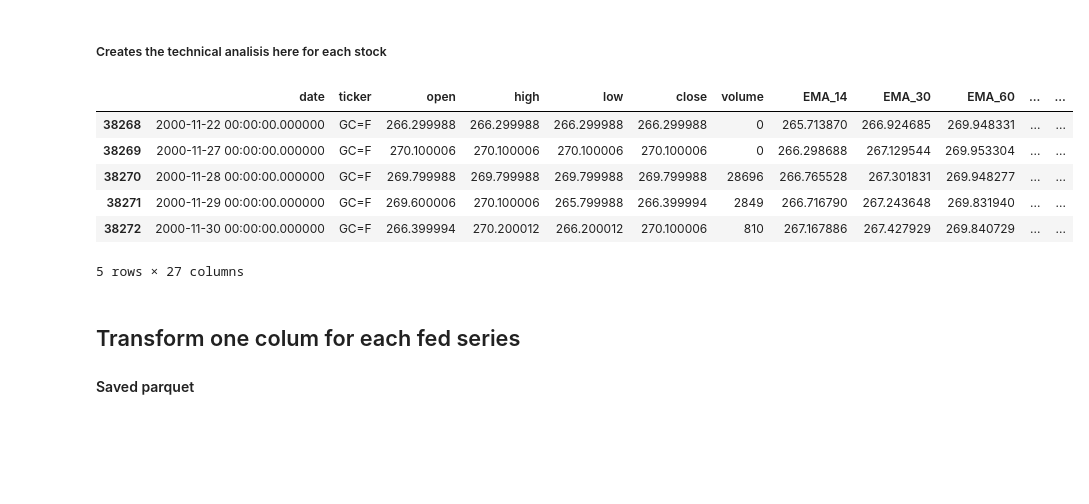
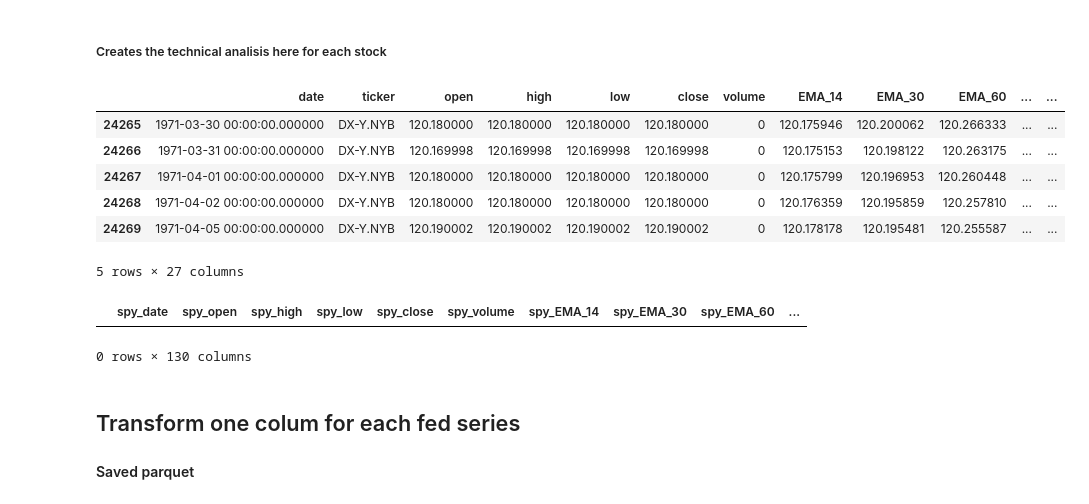
Before and after one commit to iagorivadulla/Market-Regime-ML-Meta-Labeling-System, a Jupyter notebook: data/interim/testing.ipynb, the cells around one changed output. Saved outputs shown, nothing was run; the diff lists cells and outputs as text; code cells hidden in the pictures; blank space fills up the shorter version.

```diff
--- a/data/interim/testing.ipynb
+++ b/data/interim/testing.ipynb
@@ -89,15 +89,38 @@ df_vix = technical_analysis(data_stocks[data_stocks['ticker'] == '^VIX'])
 df_dxy = technical_analysis(data_stocks[data_stocks['ticker'] == 'DX-Y.NYB'])
 df_gold = technical_analysis(data_stocks[data_stocks['ticker'] == 'GC=F'])
 # %%
-df_gold.head()
+df_dxy.head()
 # %% [output]
 |  | date | ticker | open | high | low | close | volume | EMA_14 | EMA_30 | EMA_60 | ... | ... |
-| 38268 | 2000-11-22 00:00:00.000000 | GC=F | 266.299988 | 266.299988 | 266.299988 | 266.299988 | 0 | 265.713870 | 266.924685 | 269.948331 | ... | ... |
-| 38269 | 2000-11-27 00:00:00.000000 | GC=F | 270.100006 | 270.100006 | 270.100006 | 270.100006 | 0 | 266.298688 | 267.129544 | 269.953304 | ... | ... |
-| 38270 | 2000-11-28 00:00:00.000000 | GC=F | 269.799988 | 269.799988 | 269.799988 | 269.799988 | 28696 | 266.765528 | 267.301831 | 269.948277 | ... | ... |
-| 38271 | 2000-11-29 00:00:00.000000 | GC=F | 269.600006 | 270.100006 | 265.799988 | 266.399994 | 2849 | 266.716790 | 267.243648 | 269.831940 | ... | ... |
-| 38272 | 2000-11-30 00:00:00.000000 | GC=F | 266.399994 | 270.200012 | 266.200012 | 270.100006 | 810 | 267.167886 | 267.427929 | 269.840729 | ... | ... |
+| 24265 | 1971-03-30 00:00:00.000000 | DX-Y.NYB | 120.180000 | 120.180000 | 120.180000 | 120.180000 | 0 | 120.175946 | 120.200062 | 120.266333 | ... | ... |
+| 24266 | 1971-03-31 00:00:00.000000 | DX-Y.NYB | 120.169998 | 120.169998 | 120.169998 | 120.169998 | 0 | 120.175153 | 120.198122 | 120.263175 | ... | ... |
+| 24267 | 1971-04-01 00:00:00.000000 | DX-Y.NYB | 120.180000 | 120.180000 | 120.180000 | 120.180000 | 0 | 120.175799 | 120.196953 | 120.260448 | ... | ... |
+| 24268 | 1971-04-02 00:00:00.000000 | DX-Y.NYB | 120.180000 | 120.180000 | 120.180000 | 120.180000 | 0 | 120.176359 | 120.195859 | 120.257810 | ... | ... |
+| 24269 | 1971-04-05 00:00:00.000000 | DX-Y.NYB | 120.190002 | 120.190002 | 120.190002 | 120.190002 | 0 | 120.178178 | 120.195481 | 120.255587 | ... | ... |
 5 rows × 27 columns
+# %%
+def col_names(df):
+
+    ticker_name = str(df['ticker'].iloc[0]).lower()
+
+    df = df.drop(columns=['ticker'])
+
+    df.columns = [f'{ticker_name}_{col}' for col in df.columns]
+
+    return df
+
+df_sp500_format = col_names(df_sp500)
+df_qqq_format = col_names(df_qqq)
+df_vix_format = col_names(df_vix)
+df_dxy_format = col_names(df_dxy)
+df_gold_format = col_names(df_gold)
+
+df_stocks = pd.concat([df_sp500_format, df_qqq_format, df_vix_format, df_dxy_format, df_gold_format], axis=1)
+
+df_stocks.head()
+# %% [output]
+|  | spy_date | spy_open | spy_high | spy_low | spy_close | spy_volume | spy_EMA_14 | spy_EMA_30 | spy_EMA_60 | ... |
+0 rows × 130 columns
 # %% [markdown]
 ## Transform one colum for each fed series
 #### Saved parquet
```
